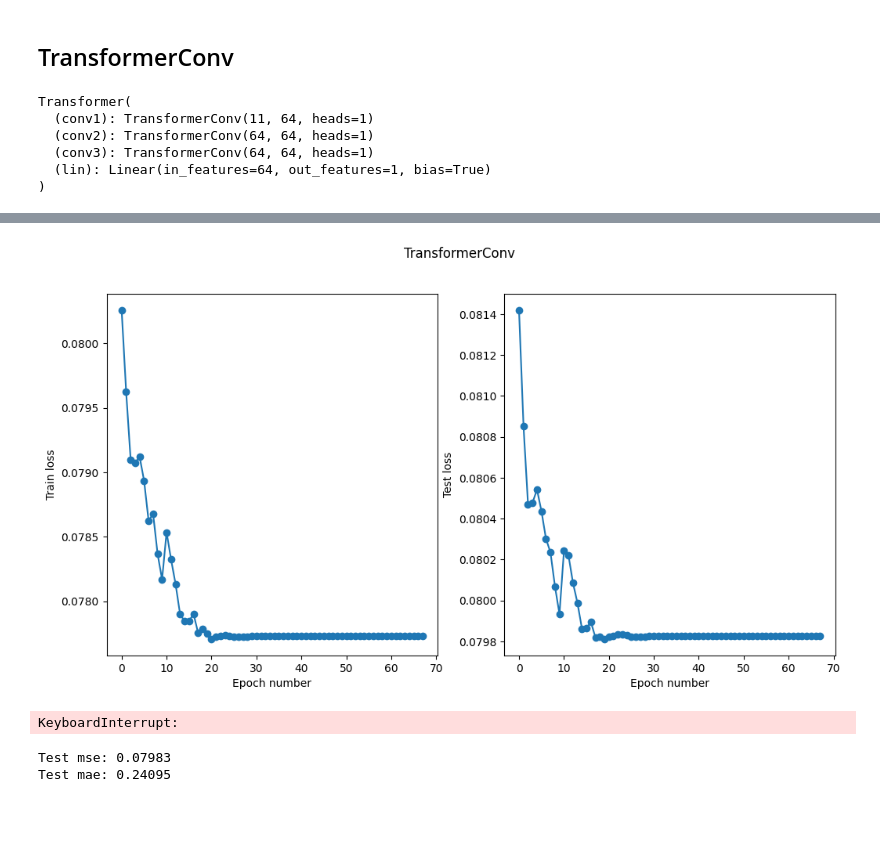
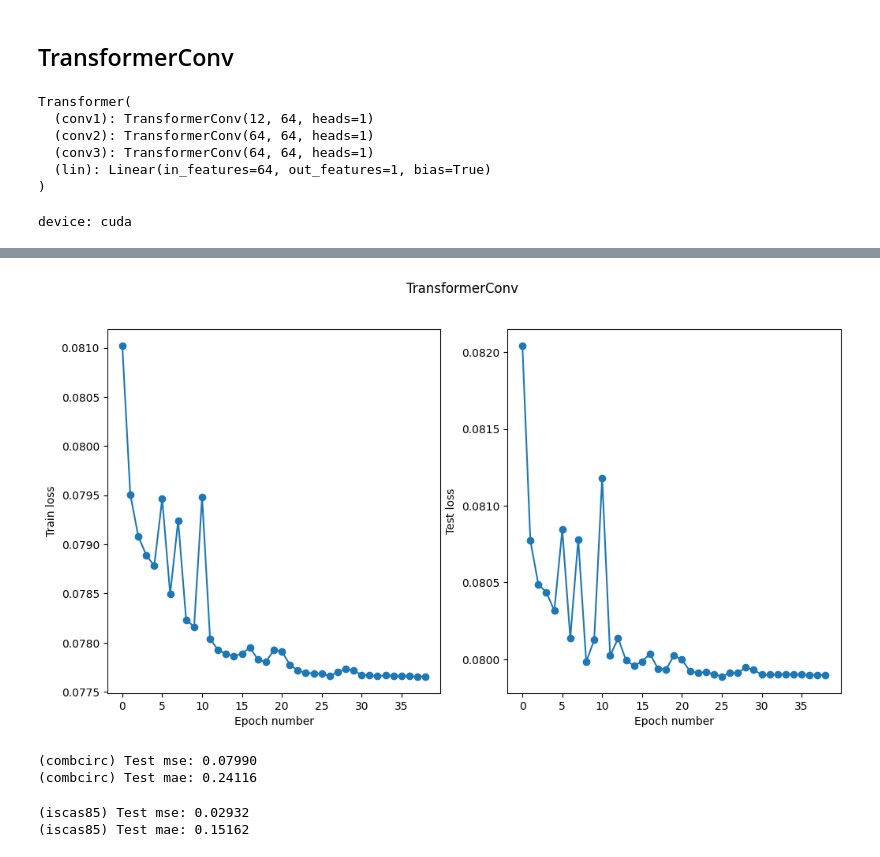
Before and after one commit to GeoCHiP/vkr, a Jupyter notebook: notebook/graph_net.ipynb, the cells around one changed output, grey strips where cells are left out. Drawn from its saved outputs; the diff is of its cells as text; code cells hidden in the pictures; blank space fills up the shorter version.

Commit message:
Include testing on the ISCAS85 dataset

```diff
--- a/notebook/graph_net.ipynb
+++ b/notebook/graph_net.ipynb
@@ -381,12 +437,12 @@ epoch_train_losses = []
 epoch_test_losses = []
 
 for epoch in range(1, n_epochs):
-    train(model, device, train_loader, criterion, enable_edge_attr=True)
+    train(gat_model, device, train_loader_combcirc, criterion, enable_edge_attr=True)
 
-    train_loss = test(model, device, train_loader, criterion, enable_edge_attr=True)
+    train_loss = test(gat_model, device, train_loader_combcirc, criterion, enable_edge_attr=True)
     epoch_train_losses.append(train_loss)
 
-    test_loss = test(model, device, test_loader, criterion, enable_edge_attr=True)
+    test_loss = test(gat_model, device, test_loader_combcirc, criterion, enable_edge_attr=True)
     epoch_test_losses.append(test_loss)
 
     clear_output()
@@ -421,7 +476,7 @@ criterions = {
 }
 losses = {}
 for crit_label, crit in criterions.items():
-    test_loss = test(model, device, test_loader, crit, enable_edge_attr=True)
+    test_loss = test(gat_model, device, test_loader_combcirc, crit, enable_edge_attr=True)
     losses[crit_label] = test_loss
-    print(f'Test {crit_label}: {test_loss:.5f}')
+    print(f'(combcirc) Test {crit_label}: {test_loss:.5f}')
 # %% [output]
@@ -437,9 +511,9 @@ from torch_geometric.nn import TransformerConv
 class Transformer(torch.nn.Module):
     def __init__(self, hidden_channels):
         super().__init__()
-        self.conv1 = TransformerConv(dataset.num_node_features, hidden_channels, edge_dim=dataset.num_edge_features)
-        self.conv2 = TransformerConv(hidden_channels, hidden_channels, edge_dim=dataset.num_edge_features)
-        self.conv3 = TransformerConv(hidden_channels, hidden_channels, edge_dim=dataset.num_edge_features)
+        self.conv1 = TransformerConv(dataset_combcirc.num_node_features, hidden_channels, edge_dim=dataset_combcirc.num_edge_features)
+        self.conv2 = TransformerConv(hidden_channels, hidden_channels, edge_dim=dataset_combcirc.num_edge_features)
+        self.conv3 = TransformerConv(hidden_channels, hidden_channels, edge_dim=dataset_combcirc.num_edge_features)
         self.lin = Linear(hidden_channels, 1)
 
     def forward(self, x, edge_index, edge_attr, batch):
@@ -459,33 +533,36 @@ class Transformer(torch.nn.Module):
 
         return x.flatten()
 
-model = Transformer(hidden_channels=64)
-print(model)
+_model = Transformer(hidden_channels=64)
+print(_model)
 # %% [output]
 Transformer(
-  (conv1): TransformerConv(11, 64, heads=1)
+  (conv1): TransformerConv(12, 64, heads=1)
   (conv2): TransformerConv(64, 64, heads=1)
   (conv3): TransformerConv(64, 64, heads=1)
   (lin): Linear(in_features=64, out_features=1, bias=True)
 )
 # %%
-model = Transformer(hidden_channels=64)
-optimizer = torch.optim.Adam(model.parameters(), lr=0.001)
+transformer_model = Transformer(hidden_channels=64)
+optimizer = torch.optim.Adam(transformer_model.parameters(), lr=0.001)
 scheduler = torch.optim.lr_scheduler.ReduceLROnPlateau(optimizer, 'min', patience=3, verbose=True)
 criterion = F.mse_loss
-n_epochs = 60
+n_epochs = 40
 device = 'cuda' if torch.cuda.is_available() else 'cpu'
+print('device:', device)
+# %% [output]
+device: cuda
 # %%
 epoch_train_losses = []
 epoch_test_losses = []
 
 for epoch in range(1, n_epochs):
-    train(model, device, train_loader, criterion, enable_edge_attr=True)
+    train(transformer_model, device, train_loader_combcirc, criterion, enable_edge_attr=True)
 
-    train_loss = test(model, device, train_loader, criterion, enable_edge_attr=True)
+    train_loss = test(transformer_model, device, train_loader_combcirc, criterion, enable_edge_attr=True)
     epoch_train_losses.append(train_loss)
 
-    test_loss = test(model, device, test_loader, criterion, enable_edge_attr=True)
+    test_loss = test(transformer_model, device, test_loader_combcirc, criterion, enable_edge_attr=True)
     epoch_test_losses.append(test_loss)
 
     clear_output()
@@ -514,5 +591,4 @@ Epoch: 068, Train Loss: 0.07773, Test loss: 0.07983, lr: 1.0000000000000004e-08
-[figure, old version]
+[figure, new version]
-KeyboardInterrupt:
 # %%
 criterions = {
     'mse': F.mse_loss,
@@ -520,10 +596,10 @@ criterions = {
 }
 losses = {}
 for crit_label, crit in criterions.items():
-    test_loss = test(model, device, test_loader, crit, enable_edge_attr=True)
+    test_loss = test(transformer_model, device, test_loader_combcirc, crit, enable_edge_attr=True)
     losses[crit_label] = test_loss
-    print(f'Test {crit_label}: {test_loss:.5f}')
+    print(f'(combcirc) Test {crit_label}: {test_loss:.5f}')
 # %% [output]
-Test mse: 0.07983
-Test mae: 0.24095
+(combcirc) Test mse: 0.07990
+(combcirc) Test mae: 0.24116
 # %%
@@ -530,0 +607,13 @@ torch.save(model, f'TransformerConv_{losses["mse"]:.5f}_{losses["mae"]:.5f}.pt')
+# %%
+criterions = {
+    'mse': F.mse_loss,
+    'mae': F.l1_loss,
+}
+losses = {}
+for crit_label, crit in criterions.items():
+    test_loss = test(transformer_model, device, test_loader_iscas85, crit, enable_edge_attr=True)
+    losses[crit_label] = test_loss
+    print(f'(iscas85) Test {crit_label}: {test_loss:.5f}')
+# %% [output]
+(iscas85) Test mse: 0.02932
+(iscas85) Test mae: 0.15162
```
Also changed, not shown: parts of 36 cells of this notebook.
